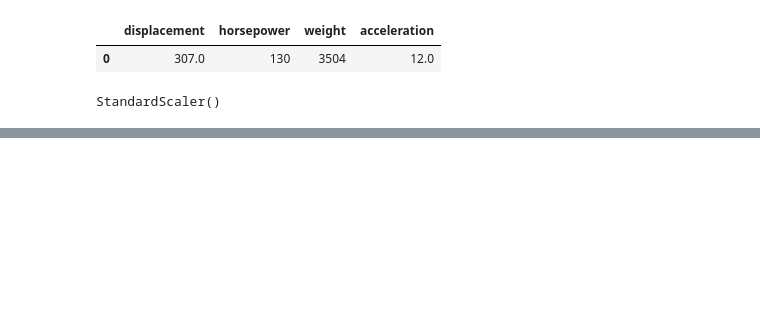
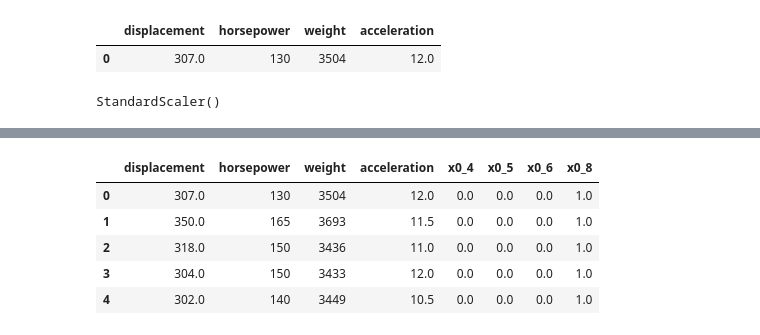
Before and after one commit to JasmineHuang25/ntl01-dtsc-live-103122, a Jupyter notebook: 2Phase/P2-Code-Challenge-Review.ipynb, the cells around one changed output, grey strips where cells are left out. Drawn from its saved outputs; the diff is of its cells as text; code cells hidden in the pictures; blank space fills up the shorter version.

```diff
--- a/2Phase/P2-Code-Challenge-Review.ipynb
+++ b/2Phase/P2-Code-Challenge-Review.ipynb
@@ -477,0 +508,10 @@ X_sc = ss.transform(X)
+# %%
+X = pd.concat([X,ohe_cyl], axis=1)
+X.head()
+# %% [output]
+|  | displacement | horsepower | weight | acceleration | x0_4 | x0_5 | x0_6 | x0_8 |
+| 0 | 307.0 | 130 | 3504 | 12.0 | 0.0 | 0.0 | 0.0 | 1.0 |
+| 1 | 350.0 | 165 | 3693 | 11.5 | 0.0 | 0.0 | 0.0 | 1.0 |
+| 2 | 318.0 | 150 | 3436 | 11.0 | 0.0 | 0.0 | 0.0 | 1.0 |
+| 3 | 304.0 | 150 | 3433 | 12.0 | 0.0 | 0.0 | 0.0 | 1.0 |
+| 4 | 302.0 | 140 | 3449 | 10.5 | 0.0 | 0.0 | 0.0 | 1.0 |
```
Also changed, not shown: parts of 17 cells of this notebook.
